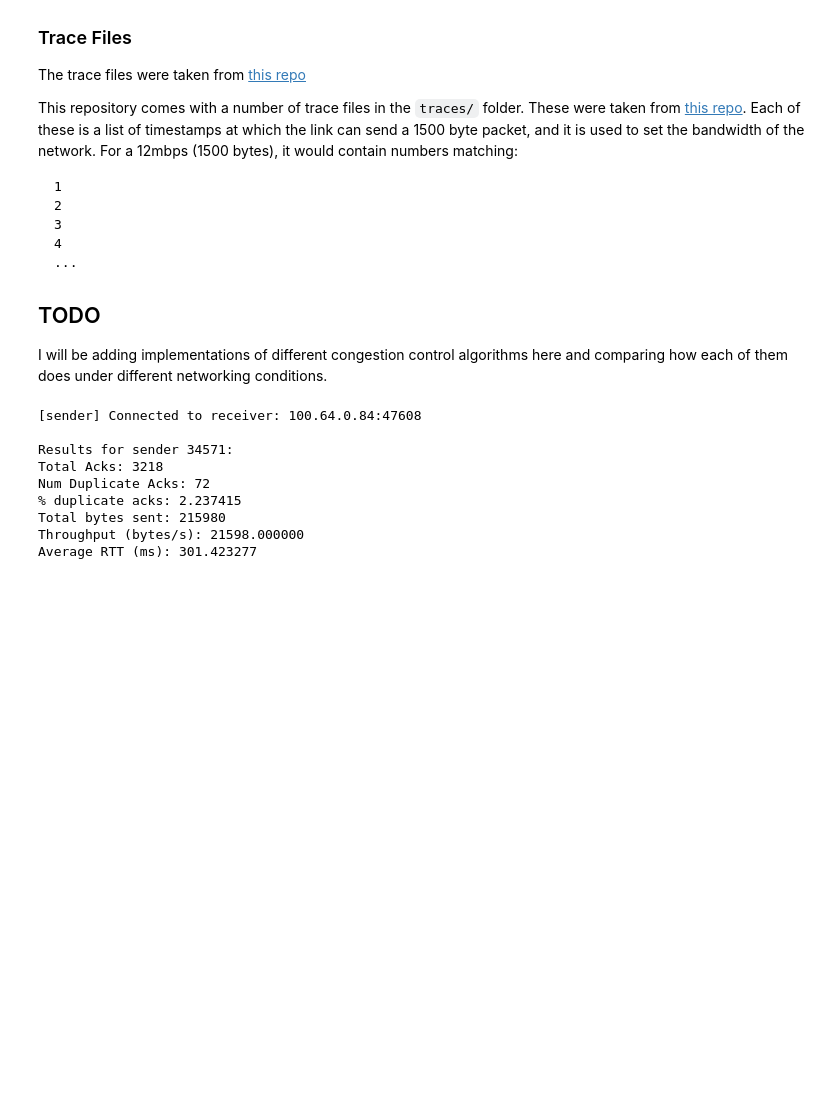
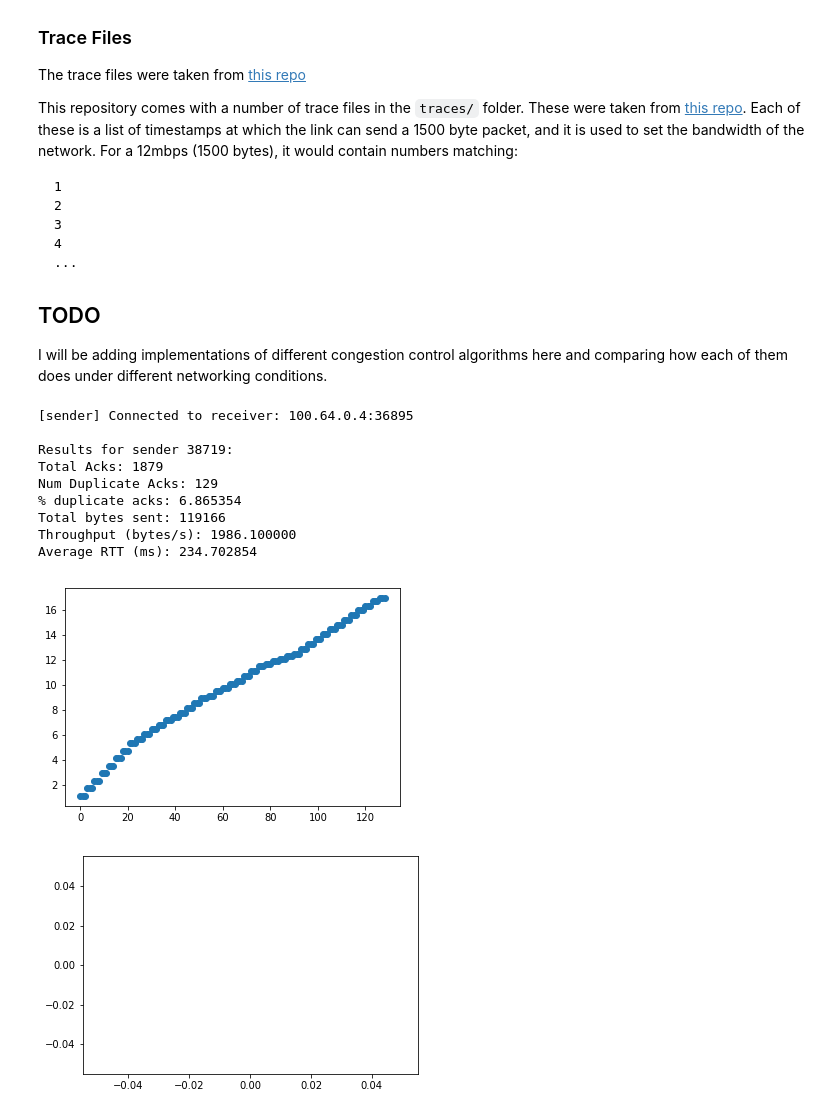
Before and after one commit to squidarth/network-performance-jupyter, a Jupyter notebook: Network-Performance-Testing.ipynb, the cells around one changed output. Saved outputs shown, nothing was run; the diff lists cells and outputs as text; code cells hidden in the pictures; blank space fills up the shorter version.

```diff
--- a/Network-Performance-Testing.ipynb
+++ b/Network-Performance-Testing.ipynb
@@ -118,6 +119,11 @@ def print_performance(sender, num_seconds: int):
     print("Total bytes sent: %d" % sender.sent_bytes)
     print("Throughput (bytes/s): %f" % (sender.sent_bytes/num_seconds))
     print("Average RTT (ms): %f" % ((float(sum(sender.rtts))/len(sender.rtts)) * 1000))
+    plt.scatter(range(len(sender.dup_ack_timestamps)), sender.dup_ack_timestamps)
+    plt.show()
+
+    plt.plot(sender.cwnds)
+    plt.show()
     print("")
 # %%
 READ_FLAGS = select.POLLIN | select.POLLPRI
@@ -151,6 +157,10 @@ class Sender(object):
         self.start_time = time.time()
         self.total_acks = 0
         self.num_duplicate_acks = 0
+        self.curr_duplicate_acks = 0
+        self.cwnds = []
+        self.dup_ack_timestamps = []
+
 
         if self.cwnd == None:
             raise "No initial setting for cwnd"
@@ -202,8 +212,6 @@ class Sender(object):
                     if self.window_is_open():
                         self.send()
 # %%
-# Note that a sender must implement `send` and `recv` functions
-
 class FixedWindowSender(Sender):
     def __init__(self, cwnd: int, port: int) -> None:
         self.cwnd = cwnd
@@ -231,8 +239,15 @@ class FixedWindowSender(Sender):
 
         self.total_acks += 1
         if self.unacknowledged_packets.get(ack['seq_num']) is None:
-            self.seq_num = ack['seq_num'] + 1
+            # Duplicate ack
             self.num_duplicate_acks += 1
+            self.curr_duplicate_acks += 1
+            self.dup_ack_timestamps.append(time.time() - self.start_time)
+
+            if self.curr_duplicate_acks == 3:
+                # Received 3 duplicate acks, retransmit
+                self.curr_duplicate_acks = 0
+                self.seq_num = ack['seq_num'] + 1
         else:
             del self.unacknowledged_packets[ack['seq_num']]
             self.next_ack = max(self.next_ack, ack['seq_num'] + 1)
@@ -257,33 +382,29 @@ def run_with_mahi_settings(mahimahi_settings: Dict, seconds_to_run: int, senders
 
     for sender in senders:
         print_performance(sender, seconds_to_run)
+    receiver_process.kill()
 # %%
 # Test of multiple senders
 
 
 mahimahi_settings = {
     'delay': 88,
-    'queue_size': 150,
+    'queue_size': 40,
     'trace_file': TRACE_FILES['2.64MBPS']
 }
 port = get_open_udp_port()
 port2 = get_open_udp_port()
 
-# 100,000 -> 6875.600000
-# 10,000 -> 13525.200000
-# 1,000 -> 22458.100000
-#senders = [FixedWindowSender(2000, get_open_udp_port()) for _ in range(10)]
-run_with_mahi_settings(mahimahi_settings, 10, [FixedWindowSender(1000, port)])
-
-
-#run_with_mahi_settings(mahimahi_settings, 30, [FixedWindowSender(2000, port), FixedWindowSender(4000, port2)])
+run_with_mahi_settings(mahimahi_settings, 60, [FixedWindowSender(100, port)])
 # %% [output]
-[sender] Connected to receiver: 100.64.0.84:47608
+[sender] Connected to receiver: 100.64.0.4:36895
 
-Results for sender 34571:
-Total Acks: 3218
-Num Duplicate Acks: 72
-% duplicate acks: 2.237415
-Total bytes sent: 215980
-Throughput (bytes/s): 21598.000000
-Average RTT (ms): 301.423277
+Results for sender 38719:
+Total Acks: 1879
+Num Duplicate Acks: 129
+% duplicate acks: 6.865354
+Total bytes sent: 119166
+Throughput (bytes/s): 1986.100000
+Average RTT (ms): 234.702854
+[figure, added]
+[figure, added]
```
Also changed, not shown: parts of 12 cells of this notebook.
